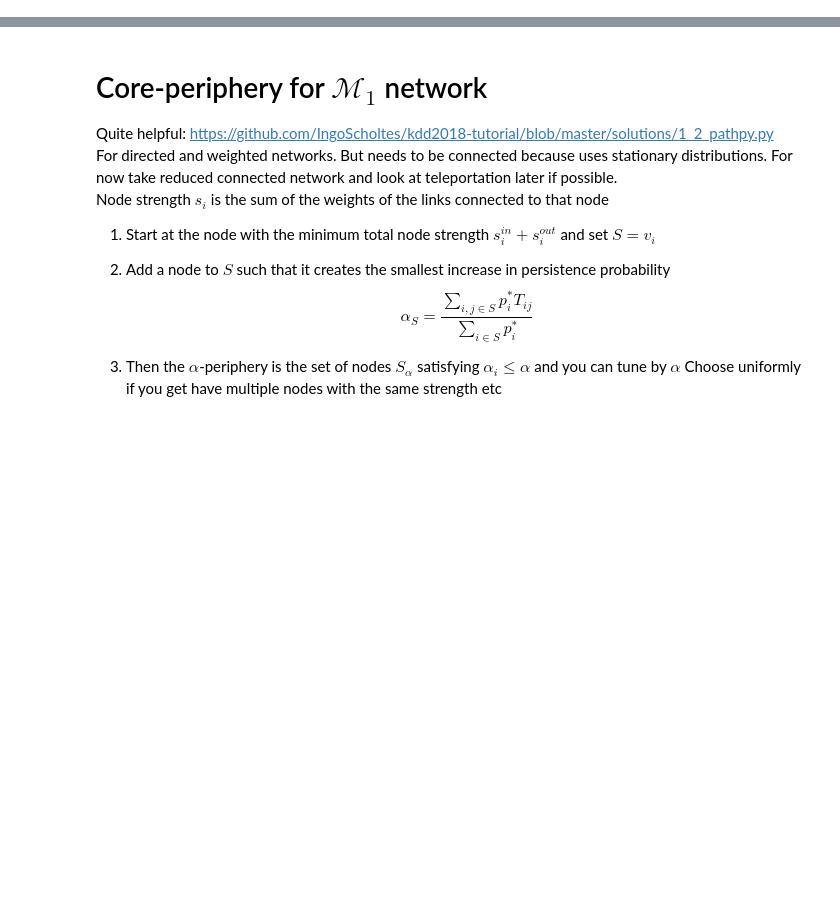
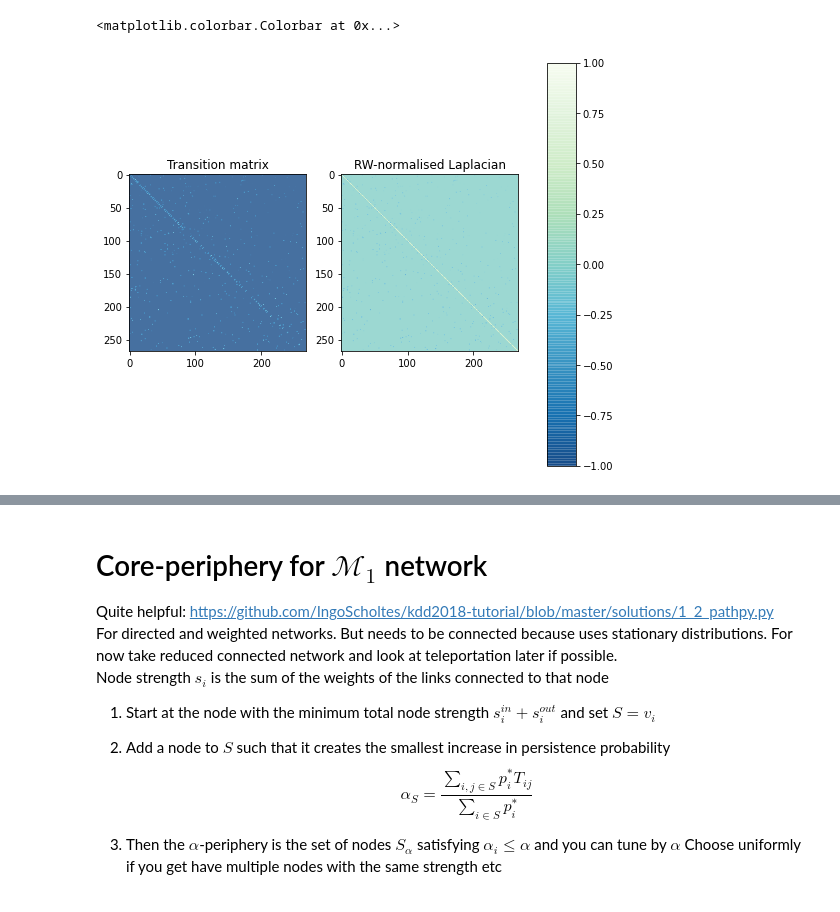
Before and after one commit to alisonpeard/MemoryNetworks, a Jupyter notebook: Pathpy 2 code/Dev .ipynb, the cells around one changed output, grey strips where cells are left out. Drawn from its saved outputs; the diff is of its cells as text; code cells hidden in the pictures; blank space fills up the shorter version.

```diff
--- a/Pathpy 2 code/Dev .ipynb
+++ b/Pathpy 2 code/Dev .ipynb
@@ -29,0 +170,15 @@ m2 = pp.HigherOrderNetwork(flight_paths, k=2)
+# %%
+fig,ax = plt.subplots(1,2,figsize=(8,8))
+im = ax[0].imshow(T.todense(),cmap="GnBu_r",alpha=0.75)
+im = ax[1].imshow(Lrw.todense(),cmap="GnBu_r",alpha=0.75)
+
+ax[0].set_title("Transition matrix")
+ax[1].set_title("RW-normalised Laplacian")
+
+# have same scale so it's ok to use one colorbar
+fig.subplots_adjust(right=0.8)
+cbar_ax = fig.add_axes([0.85, 0.15, 0.05, 0.7])
+fig.colorbar(im, cax=cbar_ax)
+# %% [output]
+<matplotlib.colorbar.Colorbar at 0x...>
+[figure, added]
```
Also changed, not shown: parts of 39 cells of this notebook, 10 other files.
